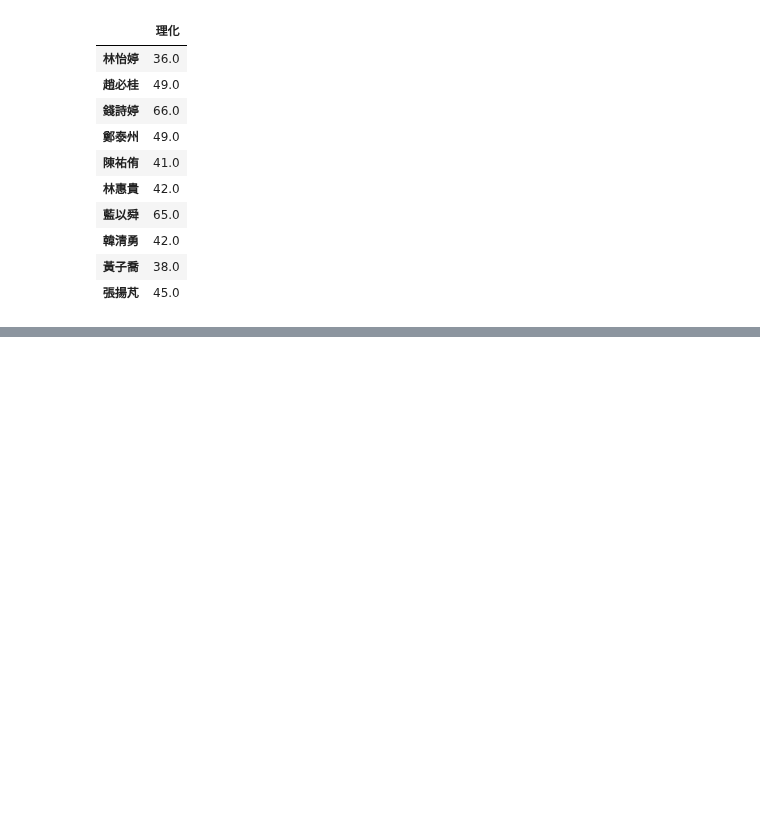
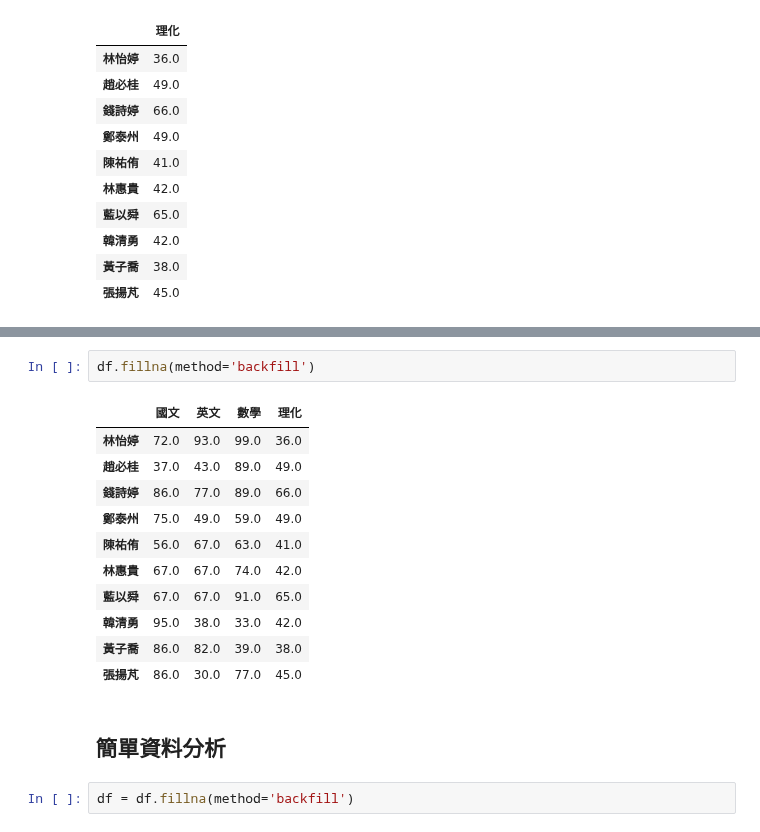
Before and after one commit to kevin1786/20220702-Python-K, a Jupyter notebook: DataFrame簡單操作.ipynb, the cells around one changed output, grey strips where cells are left out. Saved outputs shown, nothing was run; the diff lists cells and outputs as text; blank space fills up the shorter version.

```diff
--- a/DataFrame簡單操作.ipynb
+++ b/DataFrame簡單操作.ipynb
@@ -151,0 +194,18 @@ df.dropna(axis=1)
+# %%
+df.fillna(method='backfill')
+# %% [output]
+|  | 國文 | 英文 | 數學 | 理化 |
+| 林怡婷 | 72.0 | 93.0 | 99.0 | 36.0 |
+| 趙必桂 | 37.0 | 43.0 | 89.0 | 49.0 |
+| 錢詩婷 | 86.0 | 77.0 | 89.0 | 66.0 |
+| 鄭泰州 | 75.0 | 49.0 | 59.0 | 49.0 |
+| 陳祐侑 | 56.0 | 67.0 | 63.0 | 41.0 |
+| 林惠貴 | 67.0 | 67.0 | 74.0 | 42.0 |
+| 藍以舜 | 67.0 | 67.0 | 91.0 | 65.0 |
+| 韓清勇 | 95.0 | 38.0 | 33.0 | 42.0 |
+| 黃子喬 | 86.0 | 82.0 | 39.0 | 38.0 |
+| 張揚芃 | 86.0 | 30.0 | 77.0 | 45.0 |
+# %% [markdown]
+## 簡單資料分析
+# %%
+df = df.fillna(method='backfill')
```
Also changed, not shown: parts of 13 cells of this notebook.
